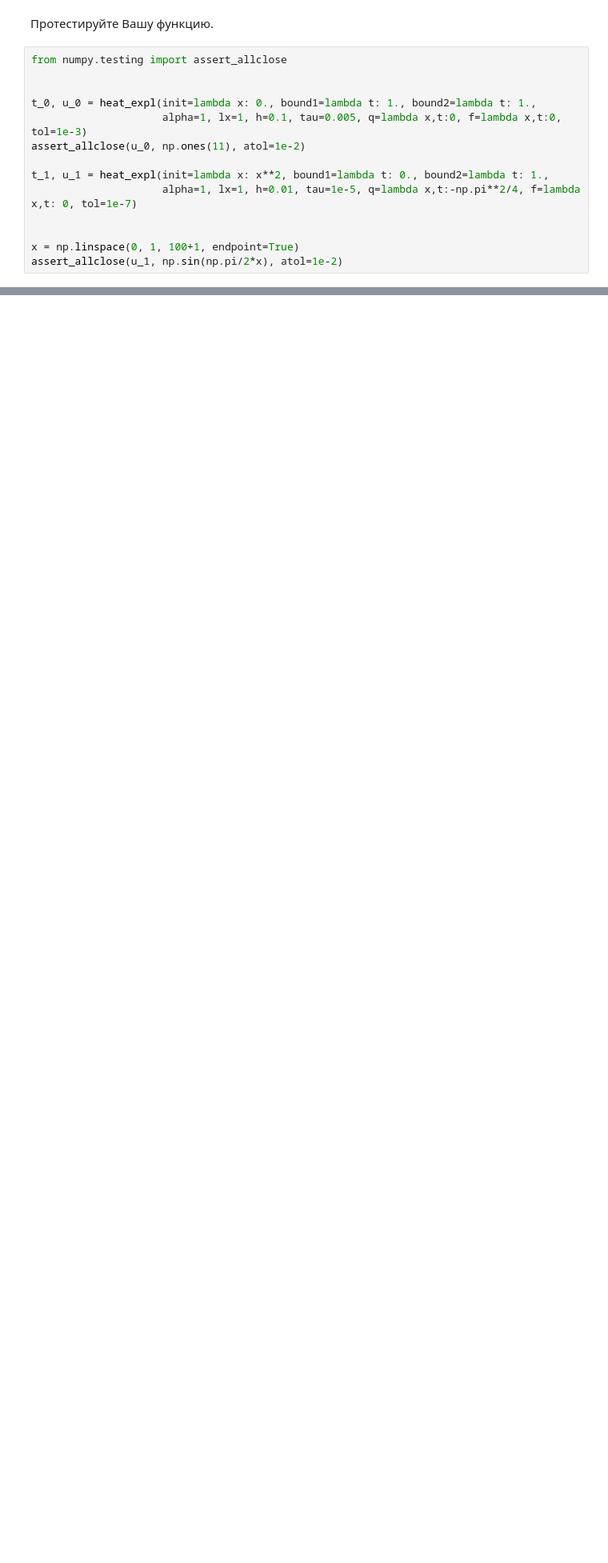
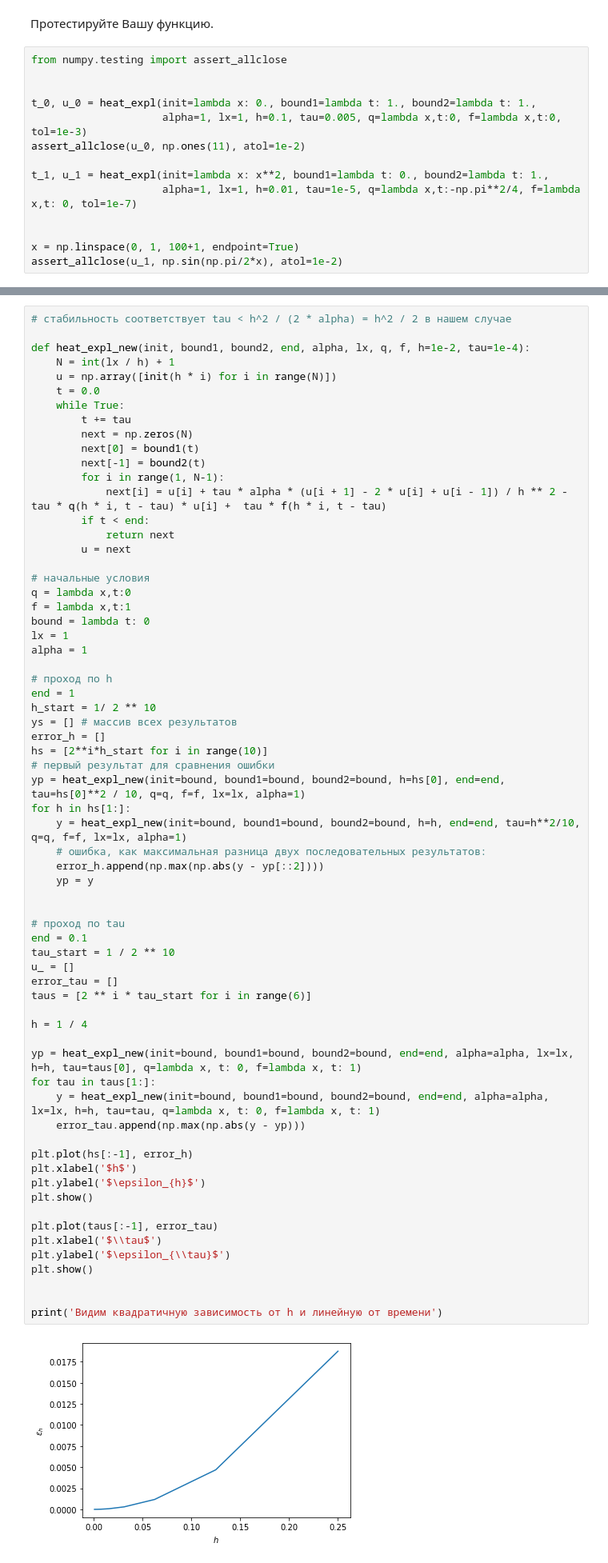
Before and after one commit to nazar-si/calc-phys, a Jupyter notebook: diffusion_eq.ipynb, the cells around one changed output, grey strips where cells are left out. Shown: that part at 80% size. Saved outputs shown, nothing was run; the diff lists cells and outputs as text; blank space fills up the shorter version.

```diff
--- a/diffusion_eq.ipynb
+++ b/diffusion_eq.ipynb
@@ -337,0 +276,68 @@ Text(0.5, 0, '$\\tau$')
+# %%
+# стабильность соответствует tau < h^2 / (2 * alpha) = h^2 / 2 в нашем случае
+
+def heat_expl_new(init, bound1, bound2, end, alpha, lx, q, f, h=1e-2, tau=1e-4):
+    N = int(lx / h) + 1
+    u = np.array([init(h * i) for i in range(N)])
+    t = 0.0
+    while True:
+        t += tau
+        next = np.zeros(N)
+        next[0] = bound1(t)
+        next[-1] = bound2(t)
+        for i in range(1, N-1):
+            next[i] = u[i] + tau * alpha * (u[i + 1] - 2 * u[i] + u[i - 1]) / h ** 2 - tau * q(h * i, t - tau) * u[i] +  tau * f(h * i, t - tau)
+        if t < end:
+            return next
+        u = next
+
+# начальные условия
+q = lambda x,t:0
+f = lambda x,t:1
+bound = lambda t: 0
+lx = 1
+alpha = 1
+
+# проход по h
+end = 1
+h_start = 1/ 2 ** 10
+ys = [] # массив всех результатов
+error_h = []
+hs = [2**i*h_start for i in range(10)]
+# первый результат для сравнения ошибки
+yp = heat_expl_new(init=bound, bound1=bound, bound2=bound, h=hs[0], end=end, tau=hs[0]**2 / 10, q=q, f=f, lx=lx, alpha=1)
+for h in hs[1:]:
+    y = heat_expl_new(init=bound, bound1=bound, bound2=bound, h=h, end=end, tau=h**2/10, q=q, f=f, lx=lx, alpha=1)
+    # ошибка, как максимальная разница двух последовательных результатов:
+    error_h.append(np.max(np.abs(y - yp[::2])))
+    yp = y
+
+
+# проход по tau
+end = 0.1
+tau_start = 1 / 2 ** 10
+u_ = []
+error_tau = []
+taus = [2 ** i * tau_start for i in range(6)]
+
+h = 1 / 4
+
+yp = heat_expl_new(init=bound, bound1=bound, bound2=bound, end=end, alpha=alpha, lx=lx, h=h, tau=taus[0], q=lambda x, t: 0, f=lambda x, t: 1)
+for tau in taus[1:]:
+    y = heat_expl_new(init=bound, bound1=bound, bound2=bound, end=end, alpha=alpha, lx=lx, h=h, tau=tau, q=lambda x, t: 0, f=lambda x, t: 1)
+    error_tau.append(np.max(np.abs(y - yp)))
+
+plt.plot(hs[:-1], error_h)
+plt.xlabel('$h$')
+plt.ylabel('$\epsilon_{h}$')
+plt.show()
+
+plt.plot(taus[:-1], error_tau)
+plt.xlabel('$\\tau$')
+plt.ylabel('$\epsilon_{\\tau}$')
+plt.show()
+
+
+print('Видим квадратичную зависимость от h и линейную от времени')
+# %% [output]
+[figure, added]
```
Also changed, not shown: parts of 5 cells of this notebook, 2 other files.
